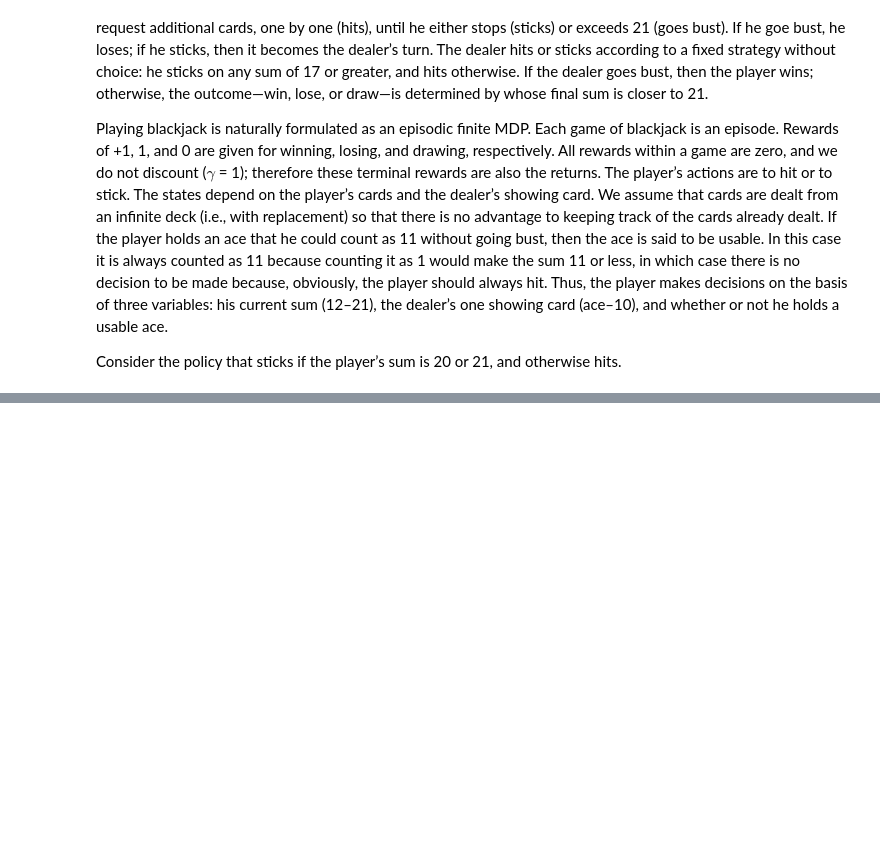
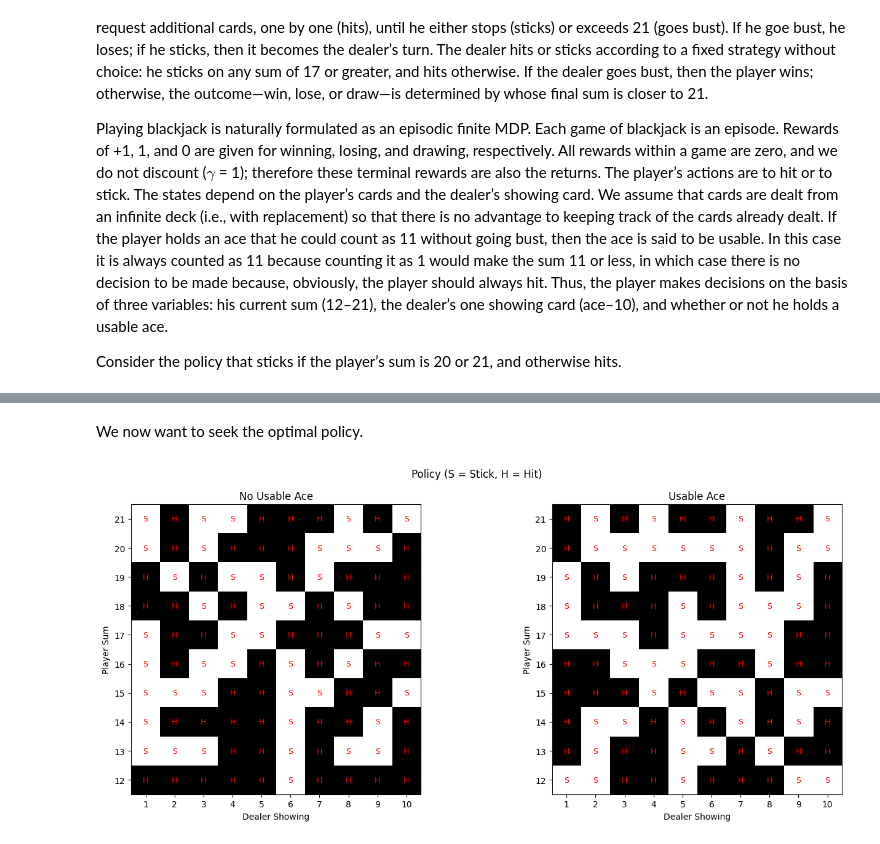
Before and after one commit to llorenscapotorres/Reinforcement-Learning, a Jupyter notebook: Monte_Carlo_Methods/monte_carlo_lab.ipynb, the cells around one changed output, grey strips where cells are left out. Drawn from its saved outputs; the diff is of its cells as text; code cells hidden in the pictures; blank space fills up the shorter version.

Commit message:
Monte carlo policy imrpovement on blackjack

```diff
--- a/Monte_Carlo_Methods/monte_carlo_lab.ipynb
+++ b/Monte_Carlo_Methods/monte_carlo_lab.ipynb
@@ -130,0 +131,2 @@ first_visit_mc_policy_evaluation(states=states,
+# %% [markdown]
+We now want to seek the optimal policy.
@@ -130,0 +245,67 @@ first_visit_mc_policy_evaluation(states=states,
+# %%
+# Create the actions
+actions = {}
+for s in states:
+    actions[s] = ACTIONS
+# %%
+from MC_methods import mc_control_es
+# Run the MC Control ES method to obtain the optimal policy
+opt_policy, opt_q = mc_control_es(states=states,
+              actions=actions,
+              generate_episode_es_fn=generate_episode_es_blackjack,
+              num_episodes=50000000,
+              gamma=1.0)
+# %%
+def plot_policy(policy):
+    """
+    Plots the learned policy as two heatmaps: with and without usable ace.
+    """
+    # Map strings to integers
+    policy = {
+        state: 1 if action in ['sticks', 1, 'stick', 'S'] else 0
+        for state, action in policy.items()
+    }
+
+    player_sums = np.arange(12, 22)  # rows (Y-axis)
+    dealer_cards = np.arange(1, 11)  # columns (X-axis)
+
+    policy_usable_ace = np.zeros((len(player_sums), len(dealer_cards)))
+    policy_no_usable_ace = np.zeros((len(player_sums), len(dealer_cards)))
+
+    for i, player_sum in enumerate(player_sums):
+        for j, dealer_card in enumerate(dealer_cards):
+            state_with_ace = (player_sum, dealer_card, True)
+            state_without_ace = (player_sum, dealer_card, False)
+
+            policy_usable_ace[i, j] = policy.get(state_with_ace, 0)  # default hit
+            policy_no_usable_ace[i, j] = policy.get(state_without_ace, 0)
+
+    fig, axes = plt.subplots(1, 2, figsize=(14, 6))
+
+    for ax, data, title in zip(
+        axes,
+        [policy_no_usable_ace, policy_usable_ace],
+        ['No Usable Ace', 'Usable Ace']
+    ):
+        im = ax.imshow(data, cmap='gray', origin='lower')
+        ax.set_xticks(np.arange(len(dealer_cards)))
+        ax.set_xticklabels(dealer_cards)
+        ax.set_yticks(np.arange(len(player_sums)))
+        ax.set_yticklabels(player_sums)
+        ax.set_xlabel('Dealer Showing')
+        ax.set_ylabel('Player Sum')
+        ax.set_title(title)
+
+        # Add action annotations (S = stick, H = hit)
+        for i in range(len(player_sums)):
+            for j in range(len(dealer_cards)):
+                action = 'S' if data[i, j] == 1 else 'H'
+                ax.text(j, i, action, ha='center', va='center', color='red', fontsize=9)
+
+    plt.suptitle('Policy (S = Stick, H = Hit)')
+    plt.tight_layout()
+    plt.show()
+
+plot_policy(policy=opt_policy)
+# %% [output]
+[figure, added]
```
Also changed, not shown: parts of 3 cells of this notebook, 1 other file.
